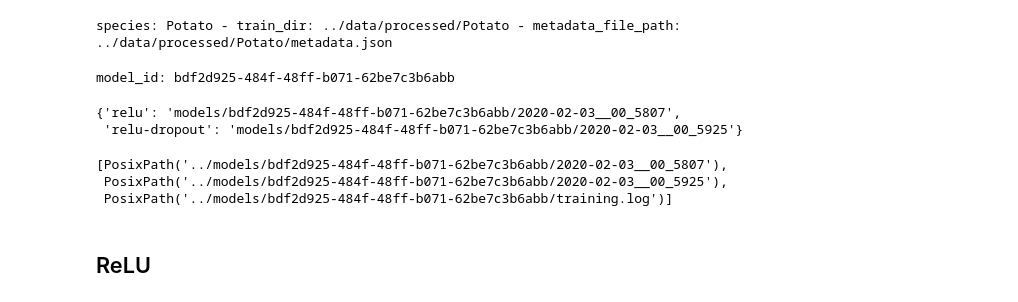
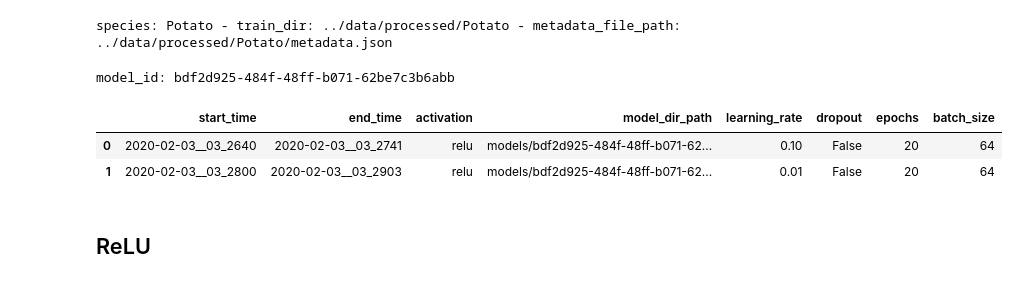
Before and after one commit to bitjockey42/ikapati-research, a Jupyter notebook: notebooks/4.1-agj-evaluate-Potato.ipynb, the cells around one changed output. Cells and saved outputs as stored; diff of their text form; code cells hidden in the pictures.

```diff
--- a/notebooks/4.1-agj-evaluate-Potato.ipynb
+++ b/notebooks/4.1-agj-evaluate-Potato.ipynb
@@ -32,23 +32,15 @@ model_id = metadata["id"]
 print(f"model_id: {model_id}")
 # %% [output]
 model_id: bdf2d925-484f-48ff-b071-62be7c3b6abb
-# %%
-training_log_path = model_dir.joinpath(model_id, "training.log")
-
-with open(training_log_path) as log_file:
-    logs = log_file.readlines()
-    training_logs = dict([log.strip().split("\t") for log in logs])
-
-training_logs
-# %% [output]
-{'relu': 'models/bdf2d925-484f-48ff-b071-62be7c3b6abb/2020-02-03__00_5807',
- 'relu-dropout': 'models/bdf2d925-484f-48ff-b071-62be7c3b6abb/2020-02-03__00_5925'}
-# %%
-list(pathlib.Path("../models", model_id).glob("*/"))
-# %% [output]
-[PosixPath('../models/bdf2d925-484f-48ff-b071-62be7c3b6abb/2020-02-03__00_5807'),
- PosixPath('../models/bdf2d925-484f-48ff-b071-62be7c3b6abb/2020-02-03__00_5925'),
- PosixPath('../models/bdf2d925-484f-48ff-b071-62be7c3b6abb/training.log')]
+# %%
+training_log_path = model_dir.joinpath(model_id, "training.log")
+training_log = pd.read_csv(training_log_path)
+# %%
+training_log
+# %% [output]
+|  | start_time | end_time | activation | model_dir_path | learning_rate | dropout | epochs | batch_size |
+| 0 | 2020-02-03__03_2640 | 2020-02-03__03_2741 | relu | models/bdf2d925-484f-48ff-b071-62... | 0.10 | False | 20 | 64 |
+| 1 | 2020-02-03__03_2800 | 2020-02-03__03_2903 | relu | models/bdf2d925-484f-48ff-b071-62... | 0.01 | False | 20 | 64 |
 # %% [markdown]
 ## ReLU
 # %%
```
Also changed, not shown: 2 other files.
